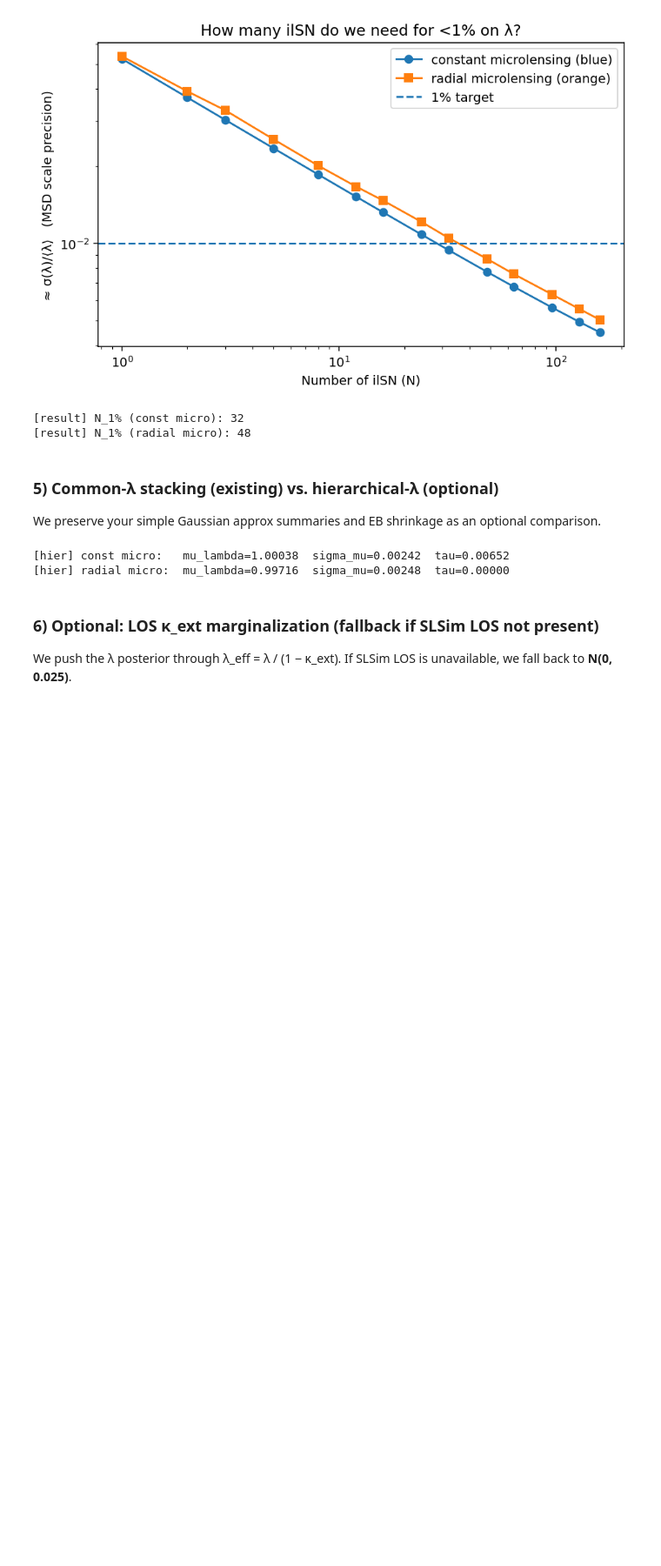
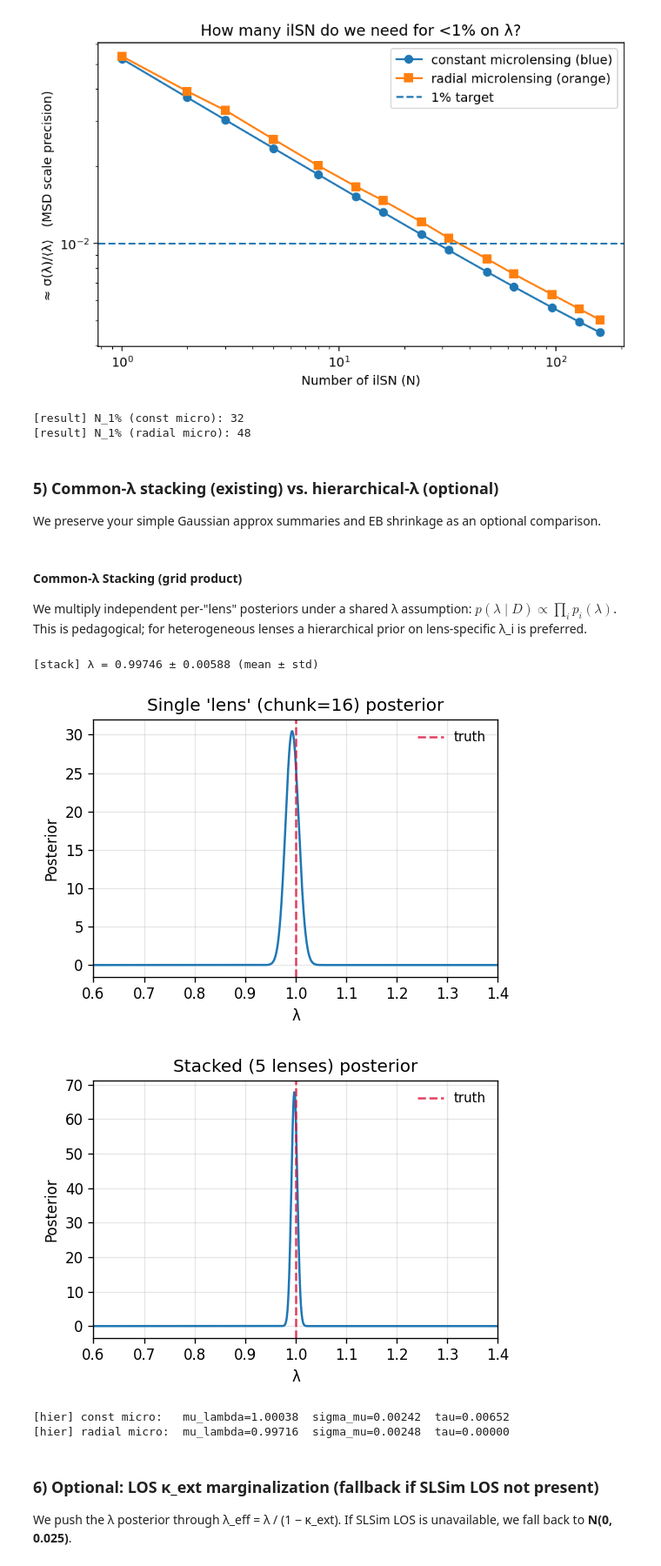
Before and after one commit to trivialTZ/ilSNe, a Jupyter notebook: ilsne_mst_demo.ipynb, the cells around one changed output. Shown at 87% size. Cells and saved outputs as stored; diff of their text form; code cells hidden in the pictures; blank space fills up the shorter version.

```diff
--- a/ilsne_mst_demo.ipynb
+++ b/ilsne_mst_demo.ipynb
@@ -164,10 +162,19 @@ def build_il_catalog(n_sn: int,
     - We keep only `is_il` rows (single-image, intermediate-lensed SNe).
     """
     # Use synthesize_yields — this will call SLSim hook if available
+    # Print adapter / LOS settings for traceability
+    try:
+        import slsim  # type: ignore
+        print("[slsim] importable; version:", getattr(slsim, "__version__", "local"))
+    except Exception:
+        print("[slsim] not importable; will use fallback adapter if configured")
+    print("[slsim] ILSNE_SLSIM_ADAPTER:", os.environ.get("ILSNE_SLSIM_ADAPTER"))
+    print("[slsim] survey.slsim:", getattr(survey_cfg, "slsim", {}))
+
     df = synthesize_yields(
         n_sn=n_sn, survey=survey_cfg, cosmo=cosmo,
         z_pivot=z_pivot, mp_mean=mp_mean, mp_sigma=mp_sigma,
-        sigma_int=0.10, sigma_model=0.05, seed=seed, verbose=False,
+        sigma_int=0.10, sigma_model=0.05, seed=seed, verbose=True,
     )
 
     # Keep only intermediate-lensed SNe
@@ -289,6 +295,53 @@ print("[result] N_1% (radial micro):", min_N_for_target(x_o, y_o, 0.01))
 ### 5) Common-λ stacking (existing) vs. hierarchical-λ (optional)
 
 We preserve your simple Gaussian approx summaries and EB shrinkage as an optional comparison.
+# %% [markdown]
+
+#### Common-λ Stacking (grid product)
+
+We multiply independent per-"lens" posteriors under a shared λ assumption:
+$p(\lambda \mid D) \propto \prod_i p_i(\lambda)$. This is pedagogical;
+for heterogeneous lenses a hierarchical prior on lens-specific λ_i is preferred.
+# %%
+
+def posteriors_from_catalog(df: pd.DataFrame, chunk: int, K: int | None = 5) -> List[dict]:
+    posts: List[dict] = []
+    Kmax = len(df) // chunk
+    if K is None:
+        K = Kmax
+    K = min(K, Kmax)
+    for k in tqdm(range(K), desc="Lens posteriors", unit="lens"):
+        sub = df.iloc[k*chunk:(k+1)*chunk]
+        post = infer_lambda_for_lens(
+            lens_from_df_slice(sub, f"lens-{k}"),
+            cosmo=cosmo,
+            z_pivot=z_pivot,
+            mp_mean=mp_mean,
+            mp_sigma=mp_sigma,
+            lam_grid=(0.6, 1.4, 1601),
+            sigma_micro_fn=None,
+            sigma_int=0.0,
+            sigma_micro_included_in_sigma_m=True,
+        )
+        posts.append(post)
+    return posts
+
+# Build per-\"lens\" posteriors for blue (const micro) scenario
+chunkN = 16
+posts_b_list = posteriors_from_catalog(df_blue, chunk=chunkN, K=5)
+
+# Visualize a single-lens posterior
+plot_lambda_posterior(posts_b_list[0], title=f"Single 'lens' (chunk={chunkN}) posterior", truth=1.0)
+
+# Stack them assuming a shared λ and visualize
+stack_b = product_stack_common_lambda(posts_b_list, ngrid=2001)
+plot_lambda_posterior({"lam_grid": stack_b["lam_grid"], "posterior": stack_b["posterior"]},
+                      title=f"Stacked ({len(posts_b_list)} lenses) posterior", truth=1.0)
+print("[stack] λ = %.5f ± %.5f (mean ± std)" % (stack_b["lam_mean"], stack_b["lam_std"]))
+# %% [output]
+[stack] λ = 0.99746 ± 0.00588 (mean ± std)
+[figure, added]
+[figure, added]
 # %%
 
 import math
```
Also changed, not shown: parts of 4 cells of this notebook.
